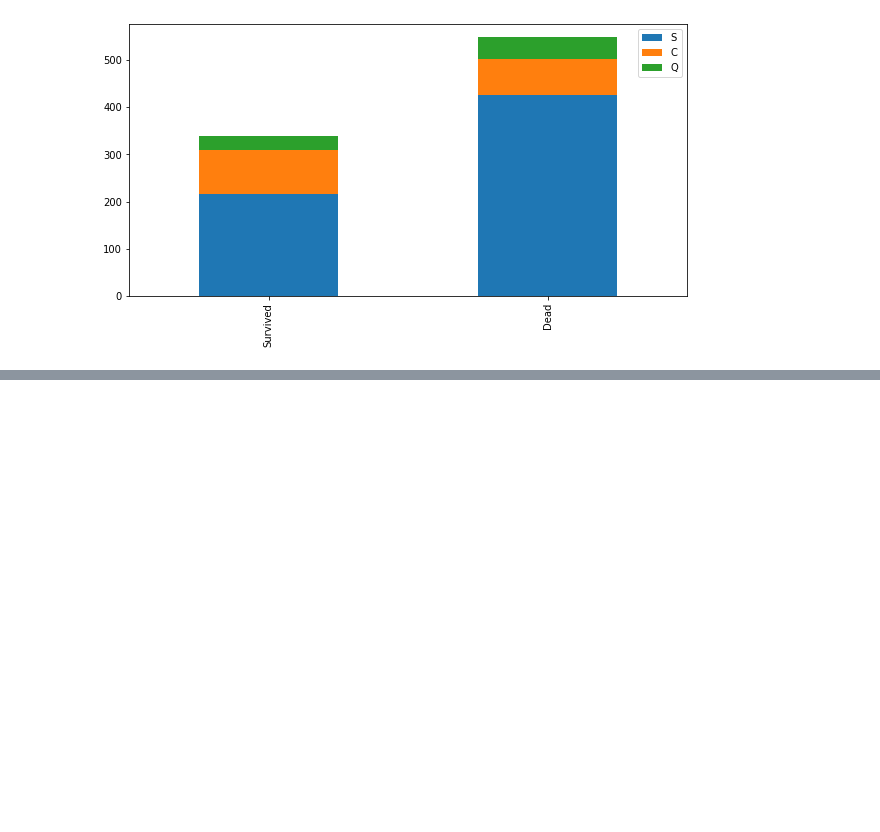
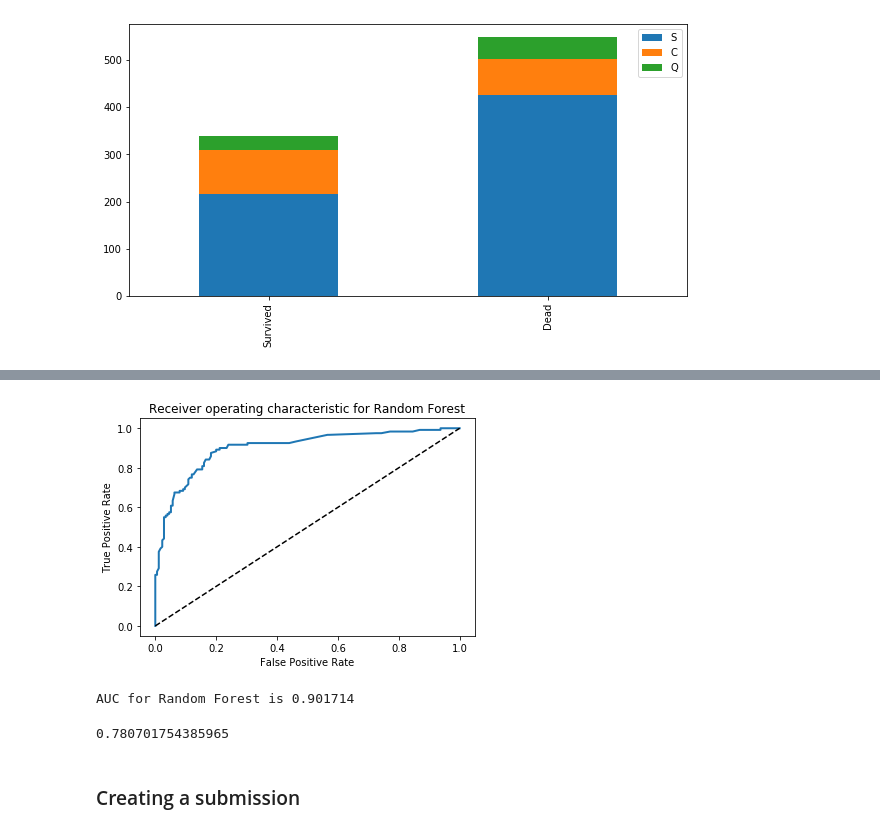
Before and after one commit to azat-khatyn/kaggle, a Jupyter notebook: titanic/titanic_binary_classification.ipynb, the cells around one changed output, grey strips where cells are left out. Saved outputs shown, nothing was run; the diff lists cells and outputs as text; code cells hidden in the pictures; blank space fills up the shorter version.

```diff
--- a/titanic/titanic_binary_classification.ipynb
+++ b/titanic/titanic_binary_classification.ipynb
@@ -221,0 +250,8 @@ def train_val_predict(learner, X_train, y_train, X_val, y_val, X_test):
+# %%
+plot_roc_curve(fpr, tpr)
+# %% [output]
+[figure, added]
+# %%
+get_auc(y_val, y_predicted_proba)
+# %% [output]
+AUC for Random Forest is 0.901714
@@ -221,0 +260,6 @@ def train_val_predict(learner, X_train, y_train, X_val, y_val, X_test):
+# %%
+f1_score(np.array(y_val), y_predicted)
+# %% [output]
+0.780701754385965
+# %% [markdown]
+### Creating a submission
```
Also changed, not shown: parts of 50 cells of this notebook, 2 other files.
